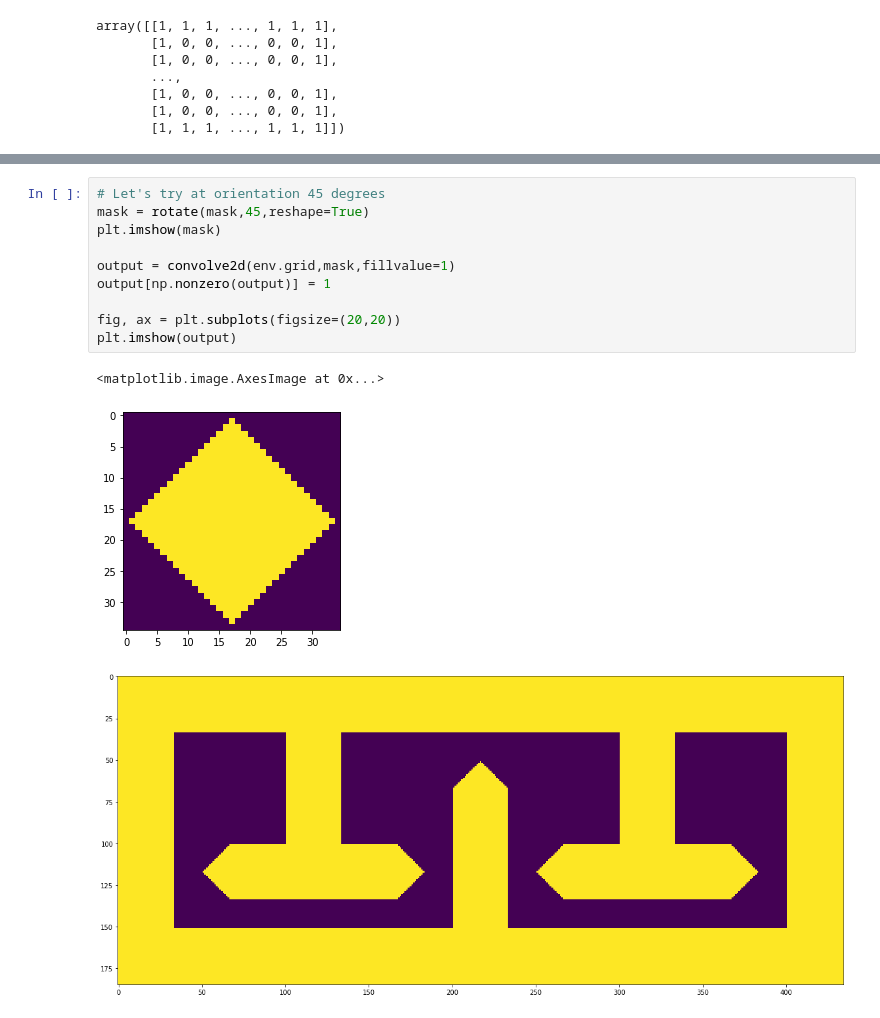
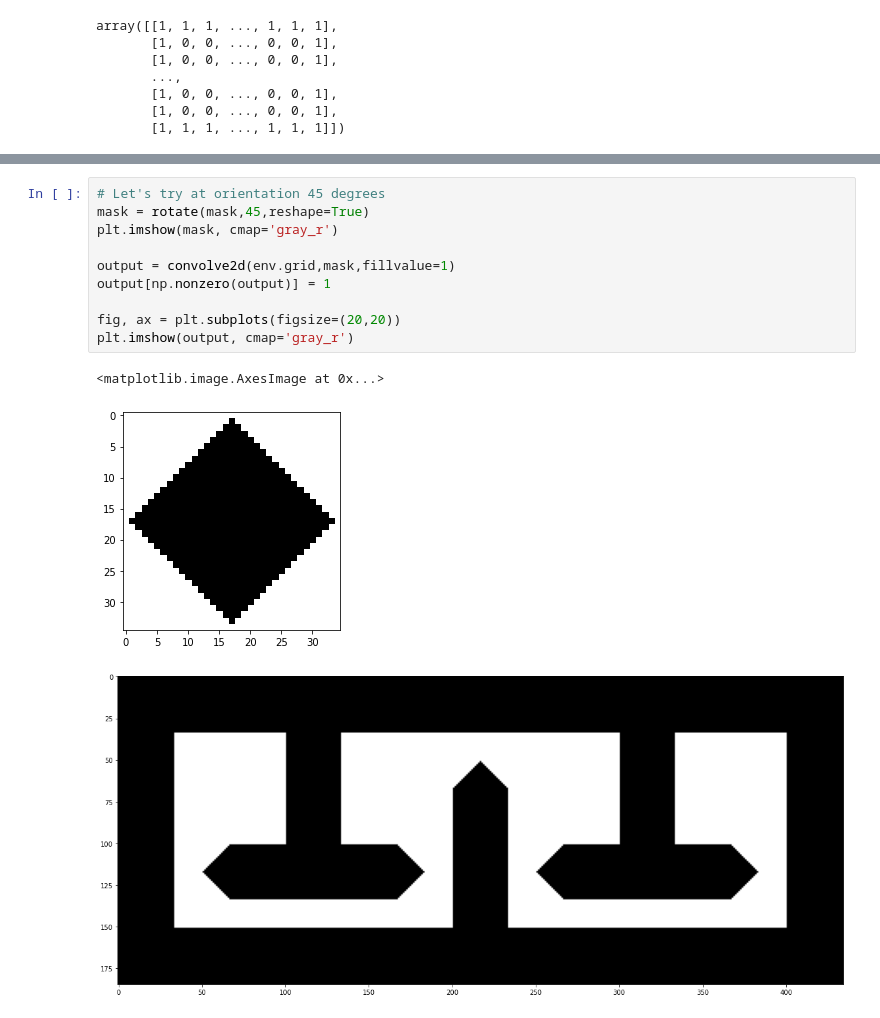
Before and after one commit to aefrank/ucsd_cse276c, a Jupyter notebook: code/hw5.ipynb, the cells around one changed output, grey strips where cells are left out. Cells and saved outputs as stored; diff of their text form.

```diff
--- a/code/hw5.ipynb
+++ b/code/hw5.ipynb
@@ -128,14 +109,14 @@ plt.imshow(output)
 # %%
 # Let's try at orientation 45 degrees
 mask = rotate(mask,45,reshape=True)
-plt.imshow(mask)
+plt.imshow(mask, cmap='gray_r')
 
 output = convolve2d(env.grid,mask,fillvalue=1)
 output[np.nonzero(output)] = 1
 
 fig, ax = plt.subplots(figsize=(20,20))
-plt.imshow(output)
+plt.imshow(output, cmap='gray_r')
 # %% [output]
 <matplotlib.image.AxesImage at 0x...>
-[figure, old version]
+[figure, new version]
-[figure, old version]
+[figure, new version]
```
Also changed, not shown: parts of 14 cells of this notebook, 2 other files.
